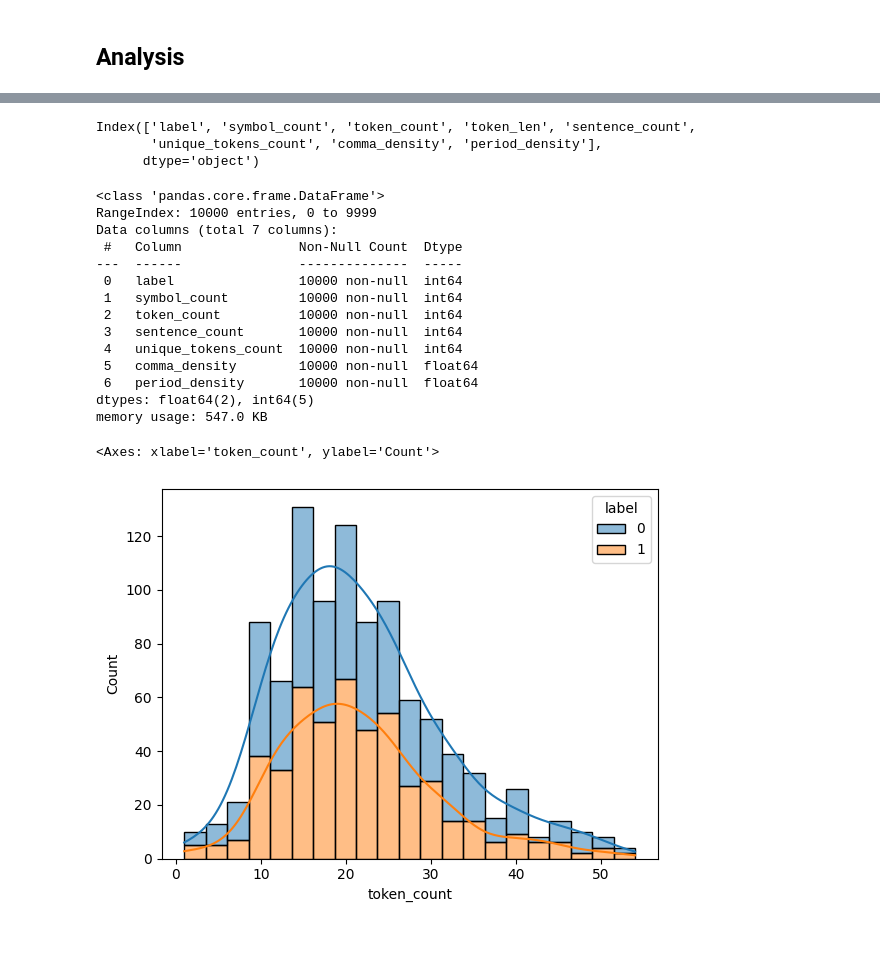
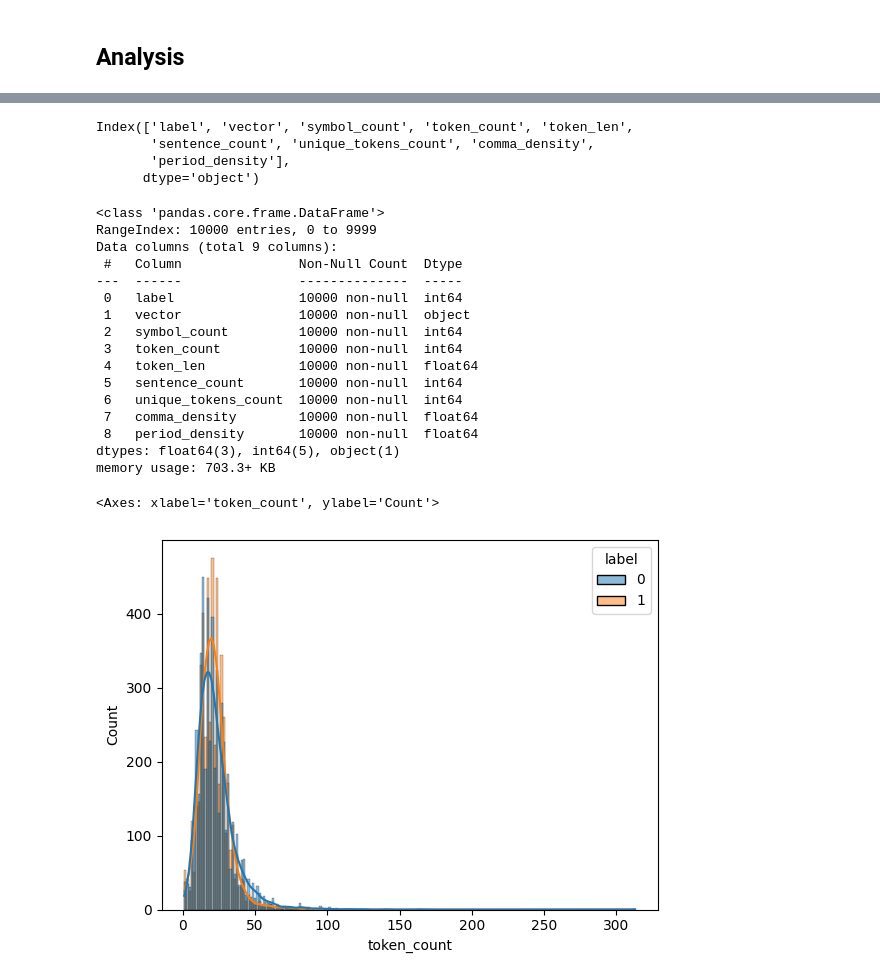
Before and after one commit to WellKnownDedication/Human-vs-AI-essays-classification-and-analysis, a Jupyter notebook: src/notebook.ipynb, the cells around one changed output, grey strips where cells are left out. Cells and saved outputs as stored; diff of their text form; code cells hidden in the pictures; blank space fills up the shorter version.

```diff
--- a/src/notebook.ipynb
+++ b/src/notebook.ipynb
@@ -66,5 +75,3 @@ print(f"AI texts: {(df['label'] == 1).sum()}")
 # %% [output]
 Human texts: 52500
 AI texts: 52500
-# %%
-df = df[df['word_count'] <= 50]
@@ -78,7 +79,7 @@ AI texts: 51931
 ## Analysis
 # %%
 #Sample
-df = df.sample(1000, random_state=0)
+df = df.sample(10000, random_state=0)
 # %%
 nlp = spacy.load("en_core_web_sm")
 
@@ -88,6 +89,7 @@ for _, row in df.iterrows():
     doc = nlp(row.text)
 
     rows.append({
+        "vector": doc.vector,
         "symbol_count": len(row.text),
         "token_count": len(doc),
         "token_len": len(row.text)/len(doc),
@@ -118,29 +120,32 @@ f_df
 # %%
 f_df.columns
 # %% [output]
-Index(['label', 'symbol_count', 'token_count', 'token_len', 'sentence_count',
-       'unique_tokens_count', 'comma_density', 'period_density'],
+Index(['label', 'vector', 'symbol_count', 'token_count', 'token_len',
+       'sentence_count', 'unique_tokens_count', 'comma_density',
+       'period_density'],
       dtype='object')
 # %%
 f_df.info()
 # %% [output]
 <class 'pandas.core.frame.DataFrame'>
 RangeIndex: 10000 entries, 0 to 9999
-Data columns (total 7 columns):
+Data columns (total 9 columns):
  #   Column               Non-Null Count  Dtype
 ---  ------               --------------  -----
  0   label                10000 non-null  int64
- 1   symbol_count         10000 non-null  int64
- 2   token_count          10000 non-null  int64
- 3   sentence_count       10000 non-null  int64
- 4   unique_tokens_count  10000 non-null  int64
- 5   comma_density        10000 non-null  float64
- 6   period_density       10000 non-null  float64
-dtypes: float64(2), int64(5)
-memory usage: 547.0 KB
+ 1   vector               10000 non-null  object
+ 2   symbol_count         10000 non-null  int64
+ 3   token_count          10000 non-null  int64
+ 4   token_len            10000 non-null  float64
+ 5   sentence_count       10000 non-null  int64
+ 6   unique_tokens_count  10000 non-null  int64
+ 7   comma_density        10000 non-null  float64
+ 8   period_density       10000 non-null  float64
+dtypes: float64(3), int64(5), object(1)
+memory usage: 703.3+ KB
 # %%
-sns.histplot(data=f_df, x='token_count', hue='label', kde=True, multiple='stack')
+sns.histplot(data=f_df, x='token_count', hue='label', kde=True)
 # %% [output]
 <Axes: xlabel='token_count', ylabel='Count'>
-[figure, old version]
+[figure, new version]
 # %%
```
Also changed, not shown: parts of 13 cells of this notebook, 1 other file.
